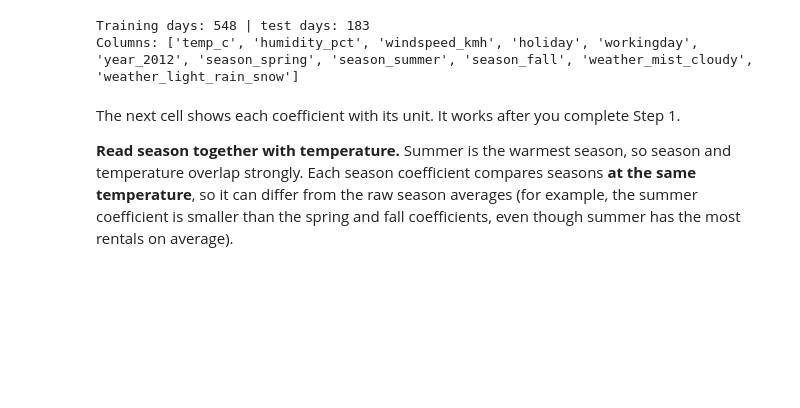
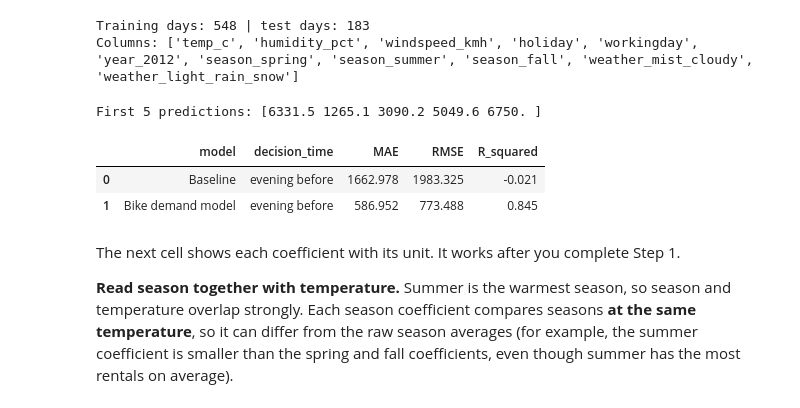
Before and after one commit to Jade-Jung/ban6003-week12-13-hyejung-jung, a Jupyter notebook: notebooks/module12_linear_regression_guided_lab.ipynb, the cells around one changed output. Saved outputs shown, nothing was run; the diff lists cells and outputs as text; code cells hidden in the pictures; blank space fills up the shorter version.

```diff
--- a/notebooks/module12_linear_regression_guided_lab.ipynb
+++ b/notebooks/module12_linear_regression_guided_lab.ipynb
@@ -587,13 +618,49 @@ Columns: ['temp_c', 'humidity_pct', 'windspeed_kmh', 'holiday', 'workingday', 'y
 # Final Practice Step 1
 # Create bike_model = LinearRegression() and fit it on X_bike_train and y_bike_train.
 # Then predict the test days and name the result bike_pred.
+
+bike_model = LinearRegression()
+bike_model.fit(X_bike_train, y_bike_train)
+
+bike_pred = bike_model.predict(X_bike_test)
+
+print("First 5 predictions:", bike_pred[:5].round(1))
+# %% [output]
+First 5 predictions: [6331.5 1265.1 3090.2 5049.6 6750. ]
 # %%
 # Final Practice Step 2
 # Create bike_metrics, a DataFrame with two regression_metrics(...) rows on the test days:
 #   1. "Baseline": the training average for every test day. Hint: np.full(len(y_bike_test), y_bike_train.mean())
 #   2. "Bike demand model": bike_pred
 # Use "evening before" as the decision time for both. Display bike_metrics.round(3), then save it:
 #   bike_metrics.to_csv(output_dir / "bike_demand_metrics_module12.csv", index=False)
+
+bike_baseline_pred = np.full(
+    len(y_bike_test),
+    y_bike_train.mean()
+)
+
+bike_metrics = pd.DataFrame([
+    regression_metrics(
+        "Baseline", "evening before",
+        y_bike_test, bike_baseline_pred
+    ),
+    regression_metrics(
+        "Bike demand model", "evening before",
+        y_bike_test, bike_pred
+    )
+])
+
+display(bike_metrics.round(3))
+
+bike_metrics.to_csv(
+    output_dir / "bike_demand_metrics_module12.csv",
+    index=False
+)
+# %% [output]
+|  | model | decision_time | MAE | RMSE | R_squared |
+| 0 | Baseline | evening before | 1662.978 | 1983.325 | -0.021 |
+| 1 | Bike demand model | evening before | 586.952 | 773.488 | 0.845 |
 # %% [markdown]
 The next cell shows each coefficient with its unit. It works after you complete Step 1.
 
```
Also changed, not shown: parts of 9 cells of this notebook, 2 other files.
